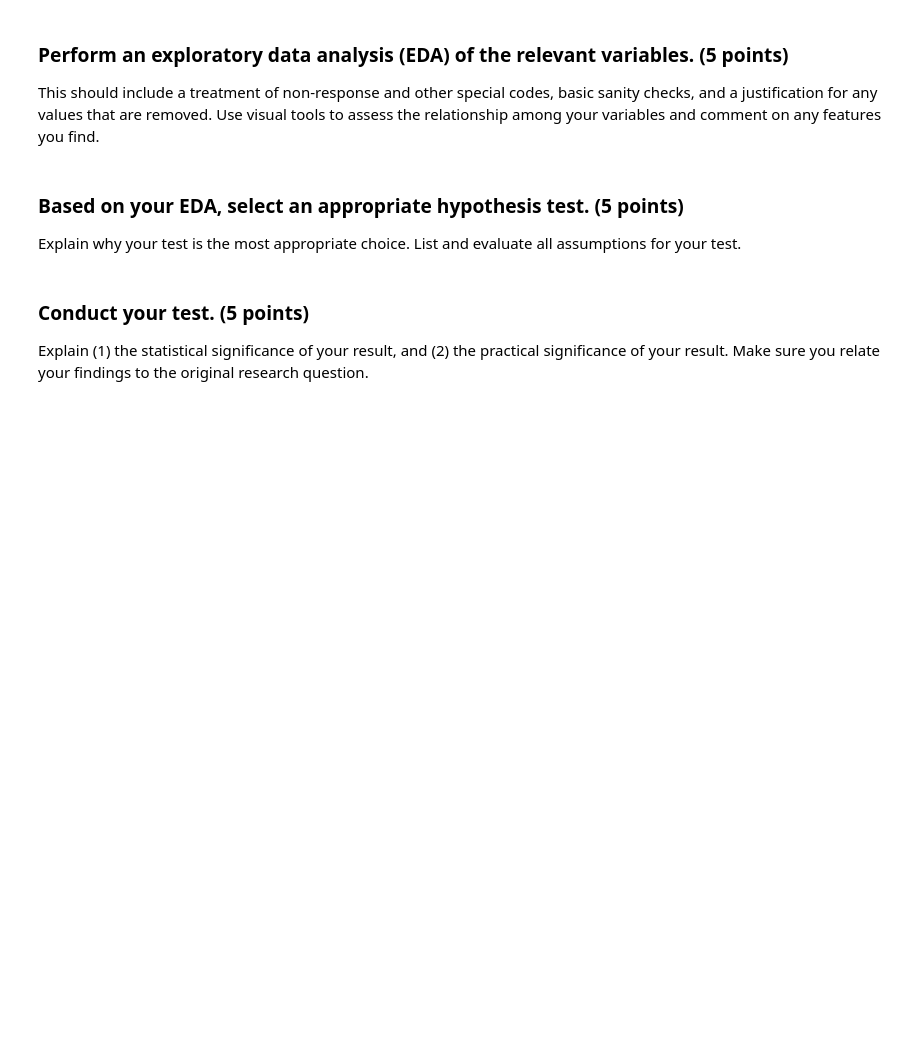
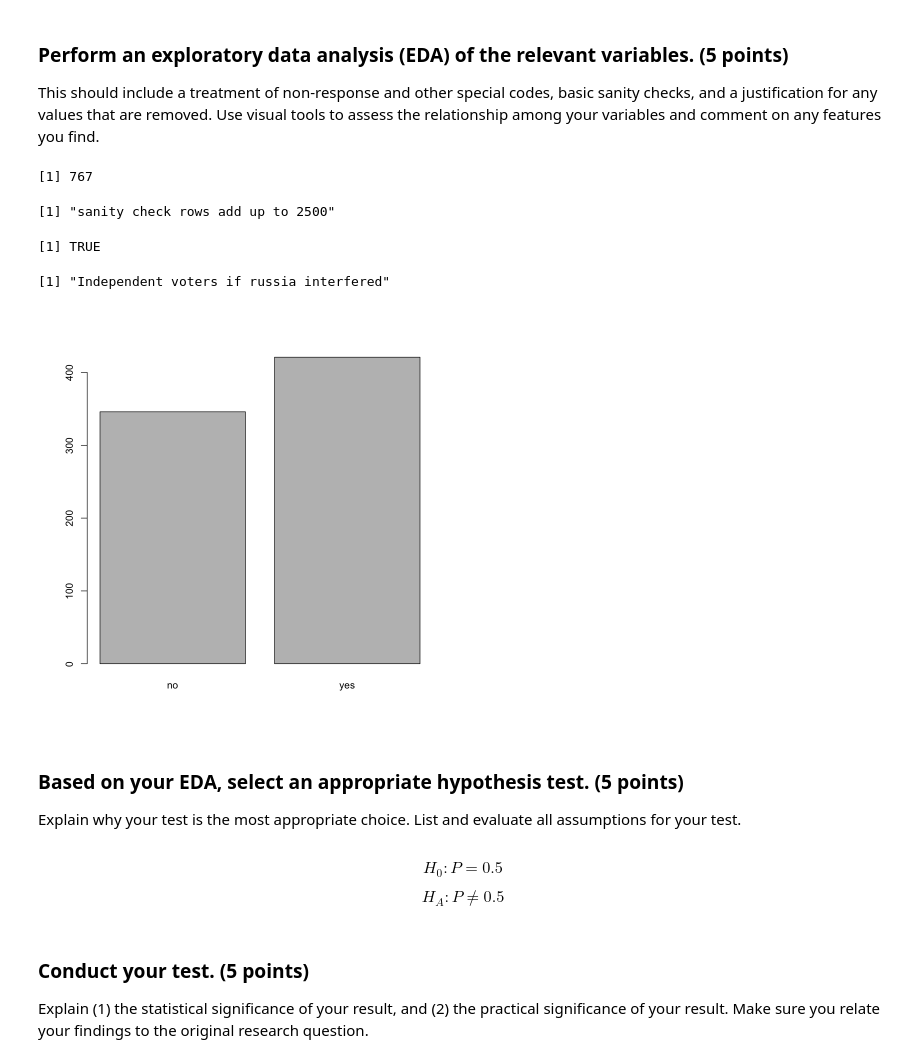
Before and after one commit to blakedallen/w203_lab2, a Jupyter notebook: lab_2.ipynb, the cells around one changed output. Drawn from its saved outputs; the diff is of its cells as text; code cells hidden in the pictures; blank space fills up the shorter version.

```diff
--- a/lab_2.ipynb
+++ b/lab_2.ipynb
@@ -274,9 +354,80 @@ How do we define independent voters?
 # %% [markdown]
 ### Perform an exploratory data analysis (EDA) of the relevant variables. (5 points)
 This should include a treatment of non-response and other special codes, basic sanity checks, and a justification for any values that are removed.  Use visual tools to assess the relationship among your variables and comment on any features you find.
+# %%
+#first get all independent voters
+m <- select(A,pid1r,pid1d,russia16,muellerinv,coord16)
+#create a new party vector
+p <- character()
+interfered <- c()
+interfered_int <- c()
+coordinated <- c()
+for (row in 1:nrow(m)){
+    v1d = m$pid1d[row]
+    v1r = m$pid1r[row]
+    answer = "?"
+    #convert numeric parter to character
+    #I for independent
+    #? for something else
+    if (v1d > 0){
+        if (v1d == 3){
+            answer = "I"
+        }
+    } else if (v1r > 0){
+         if (v1r == 3){
+            answer = "I"
+        }
+    }
+    p[row] = answer
+
+    #russia_interfered is our char value
+    russia_interfered = "no"
+    #russia_int is our bernoulli variable
+    russia_int = 0
+    if ( m$russia16[row] == 1){
+        russia_interfered = "yes"
+        russia_int = 1
+    }
+    interfered[row] = russia_interfered
+    interfered_int[row] = russia_int
+
+
+    #trump_coordinated
+    trump_coordinated = "no"
+    if ( m$coord16[row] == 1){
+        trump_coordinated = "yes"
+    }
+    coordinated[row] = trump_coordinated
+}
+
+m$party = p
+m$interfered = interfered
+m$interfered_int = interfered_int
+m$coordinated = coordinated
+
+#summary(m)
+I = m %>% filter(m$party == "I")
+unk = m %>% filter(m$party == "?")
+nrow(I)
+print("sanity check rows add up to 2500")
+nrow(unk)+nrow(I) == 2500
+# %% [output]
+[1] 767
+[1] "sanity check rows add up to 2500"
+[1] TRUE
+# %%
+"Independent voters if russia interfered"
+barplot(table(I$interfered))
+# %% [output]
+[1] "Independent voters if russia interfered"
+[figure, added]
 # %% [markdown]
 ### Based on your EDA, select an appropriate hypothesis test.  (5 points)
 Explain why your test is the most appropriate choice.  List and evaluate all assumptions for your test.
+# %% [markdown]
+$$ H_0: P = 0.5 $$
+
+$$ H_A: P \ne 0.5 $$
 # %% [markdown]
 ### Conduct your test. (5 points)
 Explain (1) the statistical significance of your result, and (2) the practical significance of your result.  Make sure you relate your findings to the original research question.
```
Also changed, not shown: parts of 13 cells of this notebook, 1 other file.
